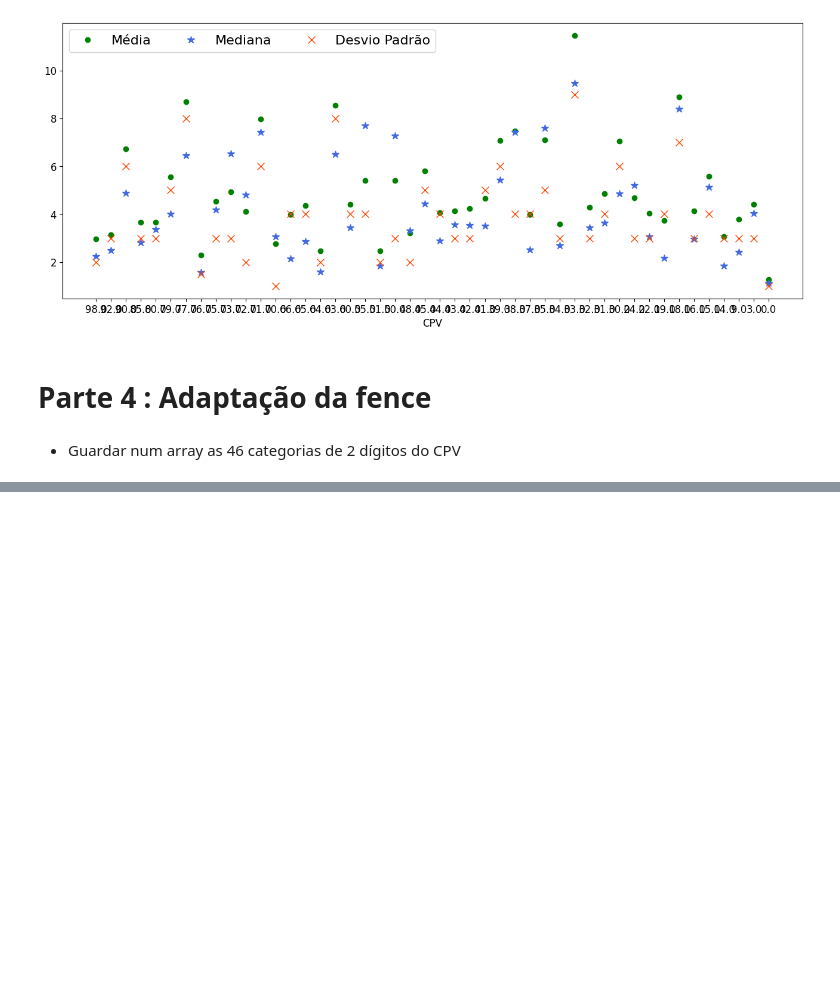
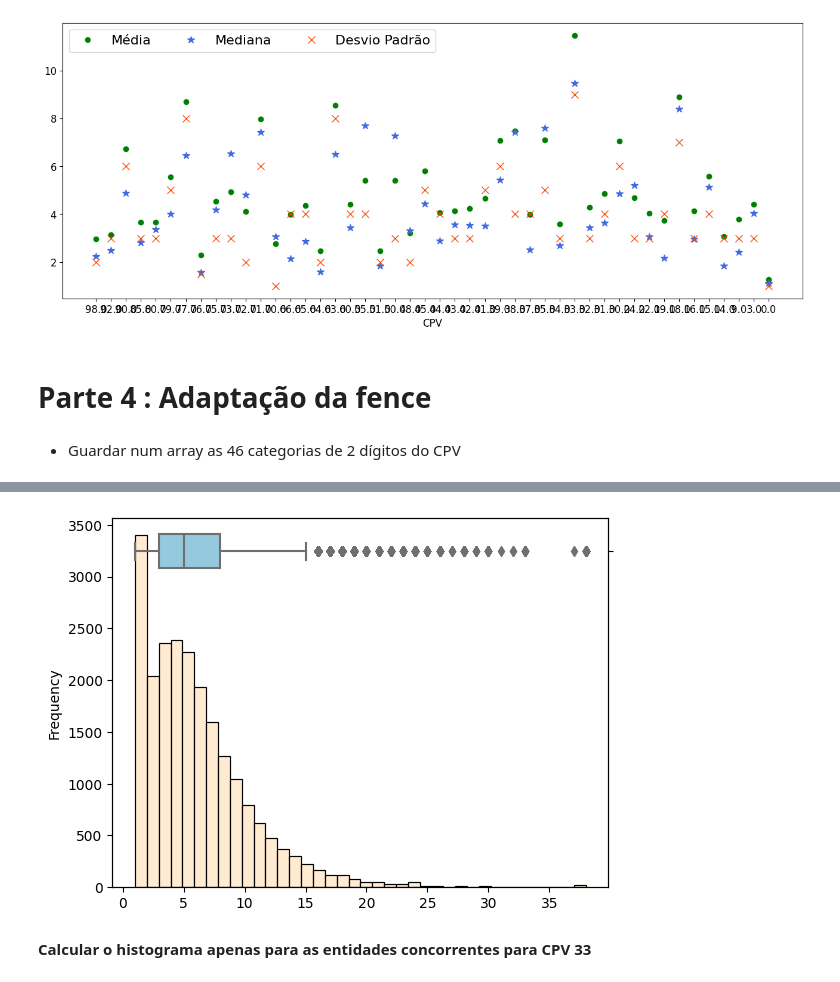
Before and after one commit to francisco-vpereira/ForceraIntership, a Jupyter notebook: forcera/scripts/notebooks/3. análise_final/flagR019.ipynb, the cells around one changed output, grey strips where cells are left out. Drawn from its saved outputs; the diff is of its cells as text; code cells hidden in the pictures; blank space fills up the shorter version.

```diff
--- a/forcera/scripts/notebooks/3. análise_final/flagR019.ipynb
+++ b/forcera/scripts/notebooks/3. análise_final/flagR019.ipynb
@@ -163,10 +174,10 @@ plt.show()
 ## Parte 1.2 : Cálculo Indicadores Estatísticos
 # %%
 m = np.zeros([len(CPV),10])
-m[:,0] = CPV
 
 for i,j in enumerate(CPV):
-
-    res = data.loc[data.iloc[:,0] == j ,data.columns[2]]
+    res = data.loc[data.iloc[:,0] == j ,data.columns[1]]
     m[i,1] = res.values.sum()
     m[i,2:] = list(res.describe())
+
+m = pd.DataFrame(m)
@@ -490,0 +560,10 @@ str
+# %%
+ax = sns.histplot(ccivil, kde=False, stat='frequency', bins=n_bins, color='bisque', edgecolor='black')
+ax2 = ax.twinx()
+sns.boxplot(x=ccivil, ax=ax2, width=0.5, color='skyblue')
+ax2.set(ylim=(-5, .5))
+plt.show()
+# %% [output]
+[figure, added]
+# %% [markdown]
+**Calcular o histograma apenas para as entidades concorrentes para CPV 33**
```
Also changed, not shown: parts of 20 cells of this notebook, 1 other file.
